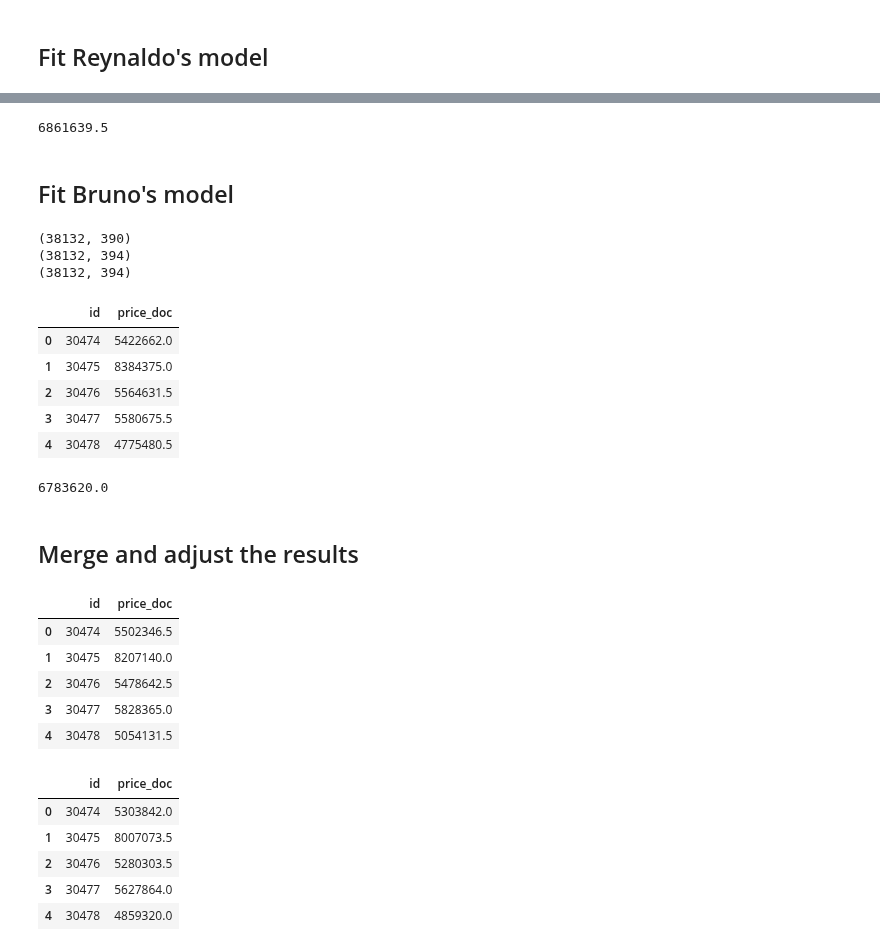
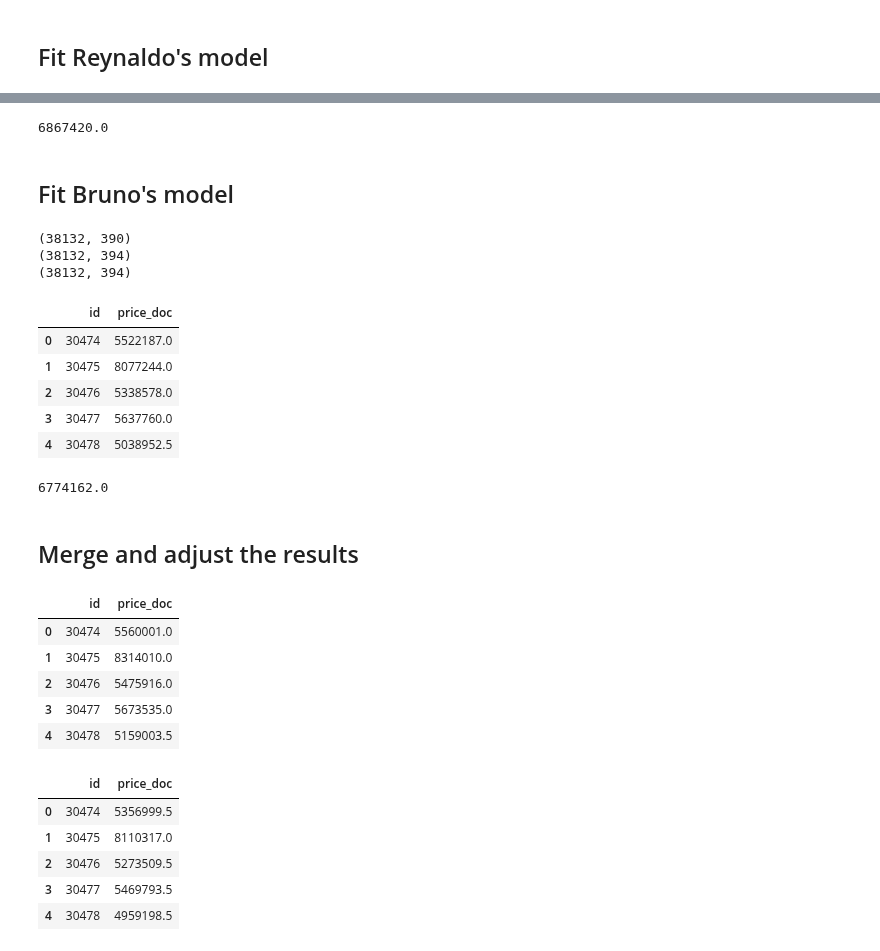
Before and after one commit to JCreeks/SyberbankHousingPrice, a Jupyter notebook: Latest_Iteration_MultiplierTuning_2.ipynb, the cells around one changed output, grey strips where cells are left out. Saved outputs shown, nothing was run; the diff lists cells and outputs as text; code cells hidden in the pictures.

```diff
--- a/Latest_Iteration_MultiplierTuning_2.ipynb
+++ b/Latest_Iteration_MultiplierTuning_2.ipynb
@@ -283,7 +283,8 @@ xgb_params = {
     'colsample_bytree': 0.7,
     'objective': 'reg:linear',
     'eval_metric': 'rmse',
-    'silent': 1
+    'silent': 1,
+    'seed':5
 }
 
 dtrain = xgb.DMatrix(x_train, y_train, weight=wts)
@@ -359,7 +360,8 @@ xgb_params = {
     'colsample_bytree': 0.7,
     'objective': 'reg:linear',
     'eval_metric': 'rmse',
-    'silent': 1
+    'silent': 1,
+    'seed':5
 }
 
 dtrain = xgb.DMatrix(x_train, y_train)
@@ -382,7 +384,7 @@ reynaldo_model_output.head()
 reynaldo_model_output.to_csv('reynaldo_model.csv', index=False)
 np.exp( reynaldo_model_output.price_doc.apply(np.log).mean() )
 # %% [output]
-6861639.5
+6867420.0
 # %% [markdown]
 ## Fit Bruno's model
 # %%
@@ -463,44 +465,45 @@ print(X_all.shape)
 X_train = X_all[:num_train]
 X_test = X_all[num_train:]
 
 df_columns = df_values.columns
 
 
 xgb_params = {
     'eta': 0.05,
     'max_depth': 5,
     'subsample': 0.7,
     'colsample_bytree': 0.7,
     'objective': 'reg:linear',
     'eval_metric': 'rmse',
-    'silent': 1
+    'silent': 1,
+    'seed':5
 }
 
 dtrain = xgb.DMatrix(X_train, y_train, feature_names=df_columns)
 dtest = xgb.DMatrix(X_test, feature_names=df_columns)
 
 
 num_boost_round = 489  # From Bruno's original CV, I think
 model = xgb.train(dict(xgb_params, silent=0), dtrain, num_boost_round=num_boost_round)
 
 y_pred = model.predict(dtest)
 bruno_model_output = pd.DataFrame({'id': id_test, 'price_doc': y_pred})
 bruno_model_output.head()
 # %% [output]
 (38132, 390)
 (38132, 394)
 (38132, 394)
 |  | id | price_doc |
-| 0 | 30474 | 5422662.0 |
-| 1 | 30475 | 8384375.0 |
-| 2 | 30476 | 5564631.5 |
-| 3 | 30477 | 5580675.5 |
-| 4 | 30478 | 4775480.5 |
+| 0 | 30474 | 5522187.0 |
+| 1 | 30475 | 8077244.0 |
+| 2 | 30476 | 5338578.0 |
+| 3 | 30477 | 5637760.0 |
+| 4 | 30478 | 5038952.5 |
 # %%
 bruno_model_output.to_csv('bruno_model.csv', index=False)
 np.exp( bruno_model_output.price_doc.apply(np.log).mean() )
 # %% [output]
-6783620.0
+6774162.0
 # %% [markdown]
 ## Merge and adjust the results
 # %%
@@ -518,11 +521,11 @@ results.drop(["price_doc_reynaldo", "price_doc_bruno", "price_doc_jason"],axis=1
 results.head()
 # %% [output]
 |  | id | price_doc |
-| 0 | 30474 | 5502346.5 |
-| 1 | 30475 | 8207140.0 |
-| 2 | 30476 | 5478642.5 |
-| 3 | 30477 | 5828365.0 |
-| 4 | 30478 | 5054131.5 |
+| 0 | 30474 | 5560001.0 |
+| 1 | 30475 | 8314010.0 |
+| 2 | 30476 | 5475916.0 |
+| 3 | 30477 | 5673535.0 |
+| 4 | 30478 | 5159003.5 |
 # %%
 results.to_csv('unadjusted_combo.csv', index=False)
 # %%
@@ -541,9 +544,9 @@ sub = pd.DataFrame({'id': id_test, 'price_doc': y_predict})
 sub.head()
 # %% [output]
 |  | id | price_doc |
-| 0 | 30474 | 5303842.0 |
-| 1 | 30475 | 8007073.5 |
-| 2 | 30476 | 5280303.5 |
-| 3 | 30477 | 5627864.0 |
-| 4 | 30478 | 4859320.0 |
+| 0 | 30474 | 5356999.5 |
+| 1 | 30475 | 8110317.0 |
+| 2 | 30476 | 5273509.5 |
+| 3 | 30477 | 5469793.5 |
+| 4 | 30478 | 4959198.5 |
 # %%
```
Also changed, not shown: parts of 4 cells of this notebook, 3 other files.
